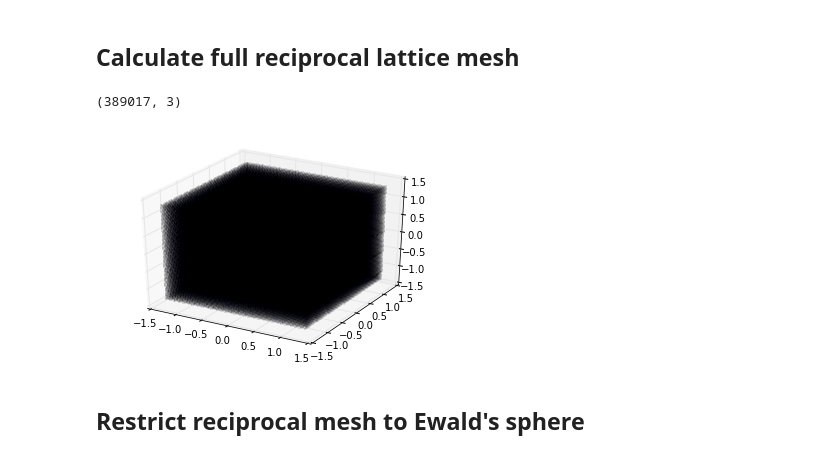
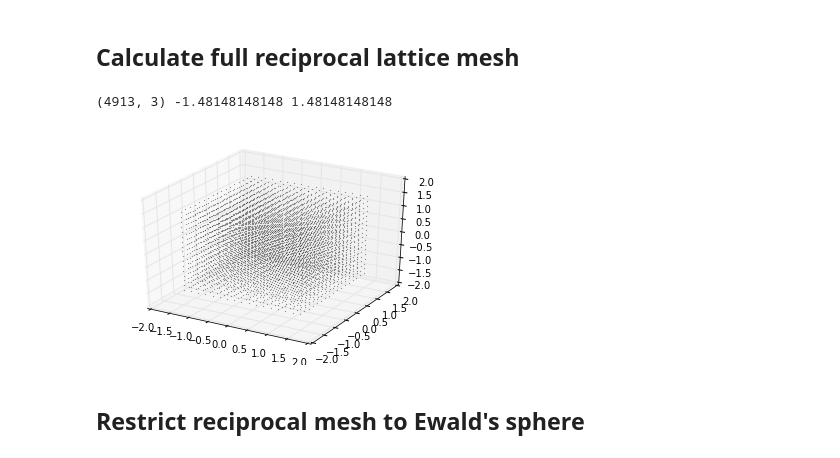
Before and after one commit to chrisjsewell/ipymd, a Jupyter notebook: ipymd/atom_analysis/X-Ray Diffraction Implementation.ipynb, the cells around one changed output. Drawn from its saved outputs; the diff is of its cells as text; code cells hidden in the pictures.

Commit message:
major refactor to use concept of meta data
also improved xrd analysis
and moved transformation module to shared package

```diff
--- a/ipymd/atom_analysis/X-Ray Diffraction Implementation.ipynb
+++ b/ipymd/atom_analysis/X-Ray Diffraction Implementation.ipynb
@@ -64,0 +91,8 @@ wlambda = 1.5405 # Angstrom ()
+# %%
+import ipymd
+data = ipymd.data_input.crystal.Crystal()
+data.setup_data(
+    [[0.0, 0.0, 0.0], [0.5, 0.5, 0.5]], ['Na', 'Cl'],
+    225, cellpar=[5.4, 5.4, 5.4,90,90,90])
+meta = data.get_meta_data()
+meta
@@ -67,30 +158,7 @@ wlambda = 1.5405 # Angstrom ()
 # %%
-def set_thetas(min2theta=1.,max2theta=179.):
-    """ set min and max angles to assess
-
-    Properties
-    ----------
-    min2theta : float
-        minimum 2 theta range to explore (degrees)
-    max2theta : float
-        maximum 2 theta range to explore (degrees)
-
-    Returns
-    -------
-    min_theta : float
-        minimum theta range to explore (radians)
-    max_theta : float
-        maximum theta range to explore (radians)
-
-    """
-    # Process angles
-    min_theta = math.radians(min2theta) / 2.
-    max_theta = math.radians(max2theta) / 2.
-    return min_theta, max_theta
-
 def compute_rmesh(sim_abc, wlambda, min_theta, max_theta,
                   rspace=[1,1,1], periodic=[True,True,True], manual=False):
-    """Compute full reciprocal lattice mesh
+    """Compute full reciprocal lattice mesh, can deal with non-periodic directions, but not triclinic
 
     Properties
     ----------
@@ -119,10 +187,10 @@ def compute_rmesh(sim_abc, wlambda, min_theta, max_theta,
 
     """
     # get cell parameters
-    a,b,c,alpha,beta,gamma = ipymd.atom_analysis.Atom_Analysis().calc_lattparams_bb(sim_abc)
-    cell_lenghts = (a,b,c)
+    a,b,c,alpha,beta,gamma = ipymd.atom_analysis.basic.lattparams_bb(sim_abc)
+    cell_lengths = (a,b,c)
     if alpha!=90 or beta!=90 or gamma!=90:
-        raise ValueError("Compute XRD does not work with triclinic structures")
+        raise ValueError("This compute XRD does not work with triclinic structures")
 
     # maximum reciprocal lattice vector |K|,
     # calculated from Bragg's law
@@ -137,7 +205,7 @@ def compute_rmesh(sim_abc, wlambda, min_theta, max_theta,
             raise ValueError("Compute XRD must have at least one periodic boundary unless manual spacing specified")
 
         # calc inverse dimension for periodic directions
-        inv_cell_lengths = [1./cell_lenghts[i] if periodic[i] else np.nan for i in range(3)]
+        inv_cell_lengths = [1/cell_lengths[i] if periodic[i] else np.nan for i in range(3)]
         ave_inv = np.nanmean(inv_cell_lengths)
 
         # Use the average inverse dimensions for non-periodic directions
@@ -161,15 +277,15 @@ def compute_rmesh(sim_abc, wlambda, min_theta, max_theta,
 # %%
 min_theta, max_theta = set_thetas()
-rmesh = compute_rmesh(sim_abc,wlambda,min_theta, max_theta)
-print rmesh.shape
+rmesh = compute_rmesh(np.array([meta.a,meta.b,meta.c]),wlambda,min_theta, max_theta)
+print rmesh.shape, rmesh.min(),rmesh.max()
 fig = plt.figure()
 ax = fig.add_subplot(111, projection='3d')
 ax.scatter(rmesh[:,0],rmesh[:,1],rmesh[:,2],
            s=0.1,marker='.',c='blue',depthshade=False)
 plt.show()
 # %% [output]
-(389017, 3)
+(4913, 3) -1.48148148148 1.48148148148
-[figure, old version]
+[figure, new version]
 # %% [markdown]
 ## Restrict reciprocal mesh to Ewald's sphere
 # %% [markdown]
```
Also changed, not shown: parts of 29 cells of this notebook, 27 other files.
